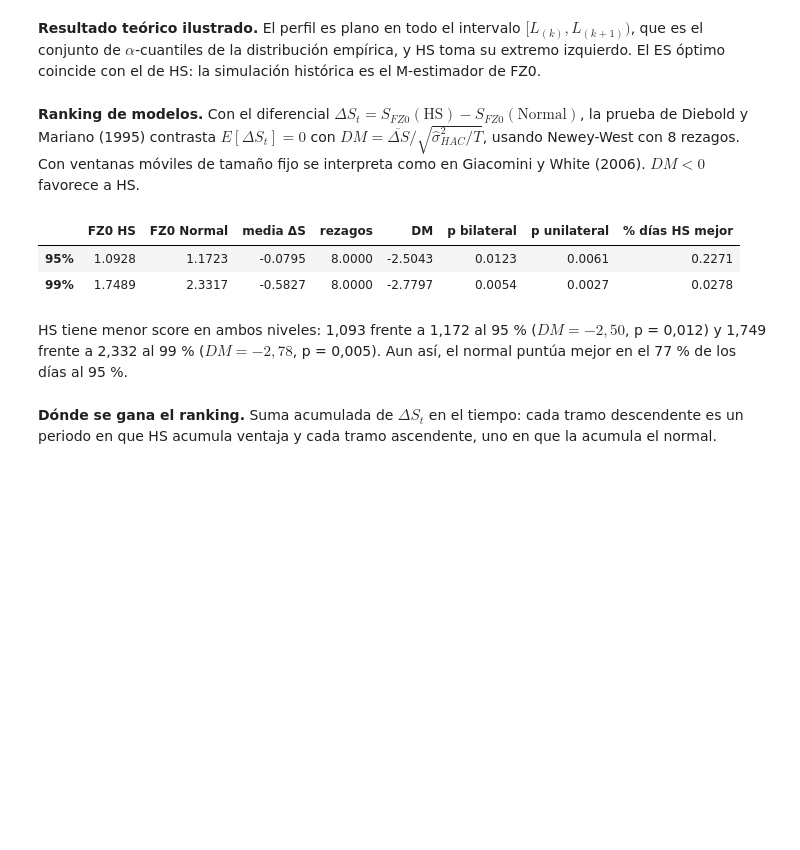
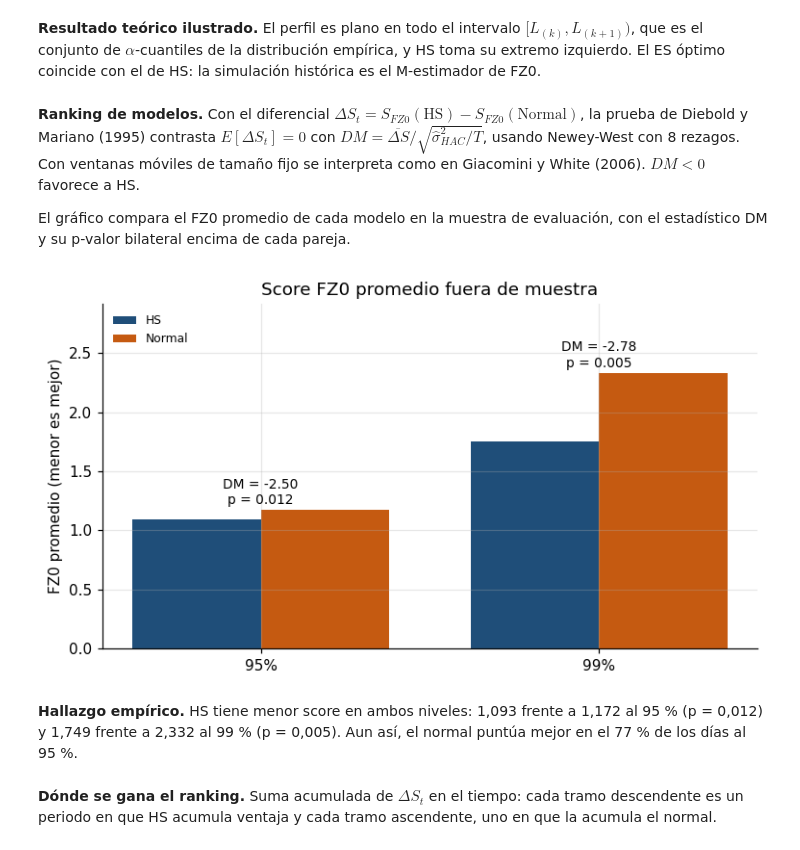
Before and after one commit to Joan-Robles/fissler-ziegel-2016, a Jupyter notebook: var_es_fissler_ziegel.ipynb, the cells around one changed output. Cells and saved outputs as stored; diff of their text form; code cells hidden in the pictures; blank space fills up the shorter version.

```diff
--- a/var_es_fissler_ziegel.ipynb
+++ b/var_es_fissler_ziegel.ipynb
@@ -235,15 +196,16 @@ gr.perfil_mestimacion({a: ve.empirical_fz0_profile(w0, a) for a in ve.LEVELS});
 **Resultado teórico ilustrado.** El perfil es plano en todo el intervalo $[L_{(k)}, L_{(k+1)})$, que es el conjunto de $\alpha$-cuantiles de la distribución empírica, y HS toma su extremo izquierdo. El ES óptimo coincide con el de HS: la simulación histórica es el M-estimador de FZ0.
 # %% [markdown]
 **Ranking de modelos.** Con el diferencial $\Delta S_t = S_{FZ0}(\text{HS}) - S_{FZ0}(\text{Normal})$, la prueba de Diebold y Mariano (1995) contrasta $E[\Delta S_t] = 0$ con $DM = \overline{\Delta S}/\sqrt{\hat\sigma^2_{HAC}/T}$, usando Newey-West con 8 rezagos. Con ventanas móviles de tamaño fijo se interpreta como en Giacomini y White (2006). $DM < 0$ favorece a HS.
+
+El gráfico compara el FZ0 promedio de cada modelo en la muestra de evaluación, con el estadístico DM y su p-valor bilateral encima de cada pareja.
 # %%
 scores = ve.scores_fz0(fc, L_eval)
-ve.score_table(scores)
+score_tab = ve.score_table(scores)
+gr.ranking(score_tab);
 # %% [output]
-|  | FZ0 HS | FZ0 Normal | media ΔS | rezagos | DM | p bilateral | p unilateral | % días HS mejor |
-| 95% | 1.0928 | 1.1723 | -0.0795 | 8.0000 | -2.5043 | 0.0123 | 0.0061 | 0.2271 |
-| 99% | 1.7489 | 2.3317 | -0.5827 | 8.0000 | -2.7797 | 0.0054 | 0.0027 | 0.0278 |
+[figure, added]
 # %% [markdown]
-HS tiene menor score en ambos niveles: 1,093 frente a 1,172 al 95 % ($DM = -2{,}50$, p = 0,012) y 1,749 frente a 2,332 al 99 % ($DM = -2{,}78$, p = 0,005). Aun así, el normal puntúa mejor en el 77 % de los días al 95 %.
+**Hallazgo empírico.** HS tiene menor score en ambos niveles: 1,093 frente a 1,172 al 95 % (p = 0,012) y 1,749 frente a 2,332 al 99 % (p = 0,005). Aun así, el normal puntúa mejor en el 77 % de los días al 95 %.
 # %% [markdown]
 **Dónde se gana el ranking.** Suma acumulada de $\Delta S_t$ en el tiempo: cada tramo descendente es un periodo en que HS acumula ventaja y cada tramo ascendente, uno en que la acumula el normal.
 # %%
```
Also changed, not shown: parts of 29 cells of this notebook, 1 other file.
